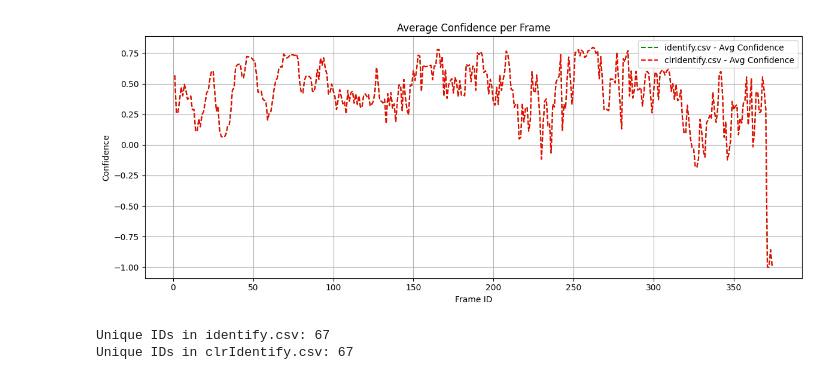
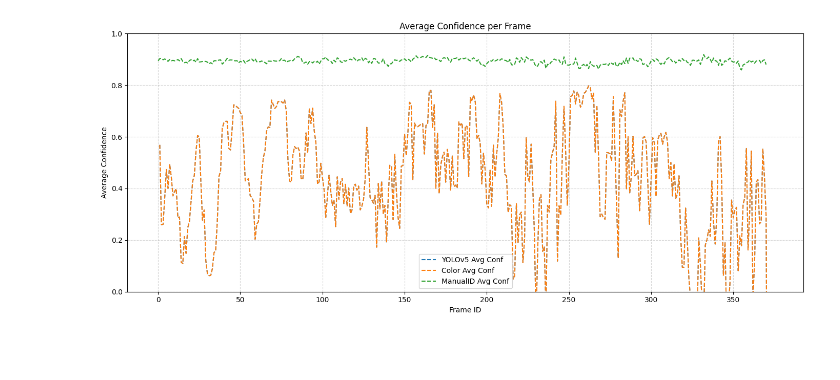
Before and after one commit to Anushka197/visionary-eyes, a Jupyter notebook: id_compare.ipynb, the cells around one changed output. Drawn from its saved outputs; the diff is of its cells as text; code cells hidden in the pictures; blank space fills up the shorter version.

```diff
--- a/id_compare.ipynb
+++ b/id_compare.ipynb
@@ -10,14 +8,11 @@ os.chdir("D:/AnushkaData/internship_liat/visionary_eyes/visionary-eyes/task2")
 # %%
 import pandas as pd
 import matplotlib.pyplot as plt
+import seaborn as sns
 
-# === Load CSVs ===
-identify_df = pd.read_csv("./output/identify.csv")
-clrIdentify_df = pd.read_csv("./output/clrIdentify.csv")
-
-# === Basic Info ===
-print("identify.csv summary:")
-print(identify_df.describe(), "\n")
-
-print("clrIdentify.csv summary:")
-print(clrIdentify_df.describe())
+# Define paths to all CSVs
+csv_paths = {
+    "YOLOv5": "./task2/output/identify.csv",
+    "Color": "./task2/output/clrIdentify.csv",
+    "ManualID": "./original_task2/output/manual_id_output.csv"
+}
@@ -60,22 +19,29 @@ plt.show()
+# %%
+def avg_conf_per_frame(csv_path):
+    df = pd.read_csv(csv_path)
+    if 'confidence' not in df.columns or 'frame_id' not in df.columns:
+        raise ValueError("CSV missing 'confidence' or 'frame_id' columns.")
+    return df.groupby('frame_id')['confidence'].mean()
+# %%
+confidence_data = {}
+
+for name, path in csv_paths.items():
+    try:
+        confidence_data[name] = avg_conf_per_frame(path)
+    except Exception as e:
+        print(f"Error loading {name}: {e}")
 # %%
-avg_conf_id = identify_df.groupby("frame_id")["confidence"].mean()
-avg_conf_clr = clrIdentify_df.groupby("frame_id")["confidence"].mean()
+plt.figure(figsize=(14, 6))
+for name, series in confidence_data.items():
+    plt.plot(series.index, series.values, label=f"{name} Avg Conf", linestyle='--')
 
-plt.figure(figsize=(12, 5))
-plt.plot(avg_conf_id, label="identify.csv - Avg Confidence", linestyle='--', color='green')
-plt.plot(avg_conf_clr, label="clrIdentify.csv - Avg Confidence", linestyle='--', color='red')
 plt.title("Average Confidence per Frame")
 plt.xlabel("Frame ID")
-plt.ylabel("Confidence")
+plt.ylabel("Average Confidence")
+plt.ylim(0, 1.0)
 plt.legend()
-plt.grid(True)
+plt.grid(True, linestyle='--', alpha=0.5)
 plt.tight_layout()
 plt.show()
 # %% [output]
-[figure, old version]
+[figure, new version]
-# %%
-print("Unique IDs in identify.csv:", identify_df["id"].nunique())
-print("Unique IDs in clrIdentify.csv:", clrIdentify_df["id"].nunique())
-# %% [output]
-Unique IDs in identify.csv: 67
-Unique IDs in clrIdentify.csv: 67
```
Also changed, not shown: parts of 5 cells of this notebook, 1 other file.
